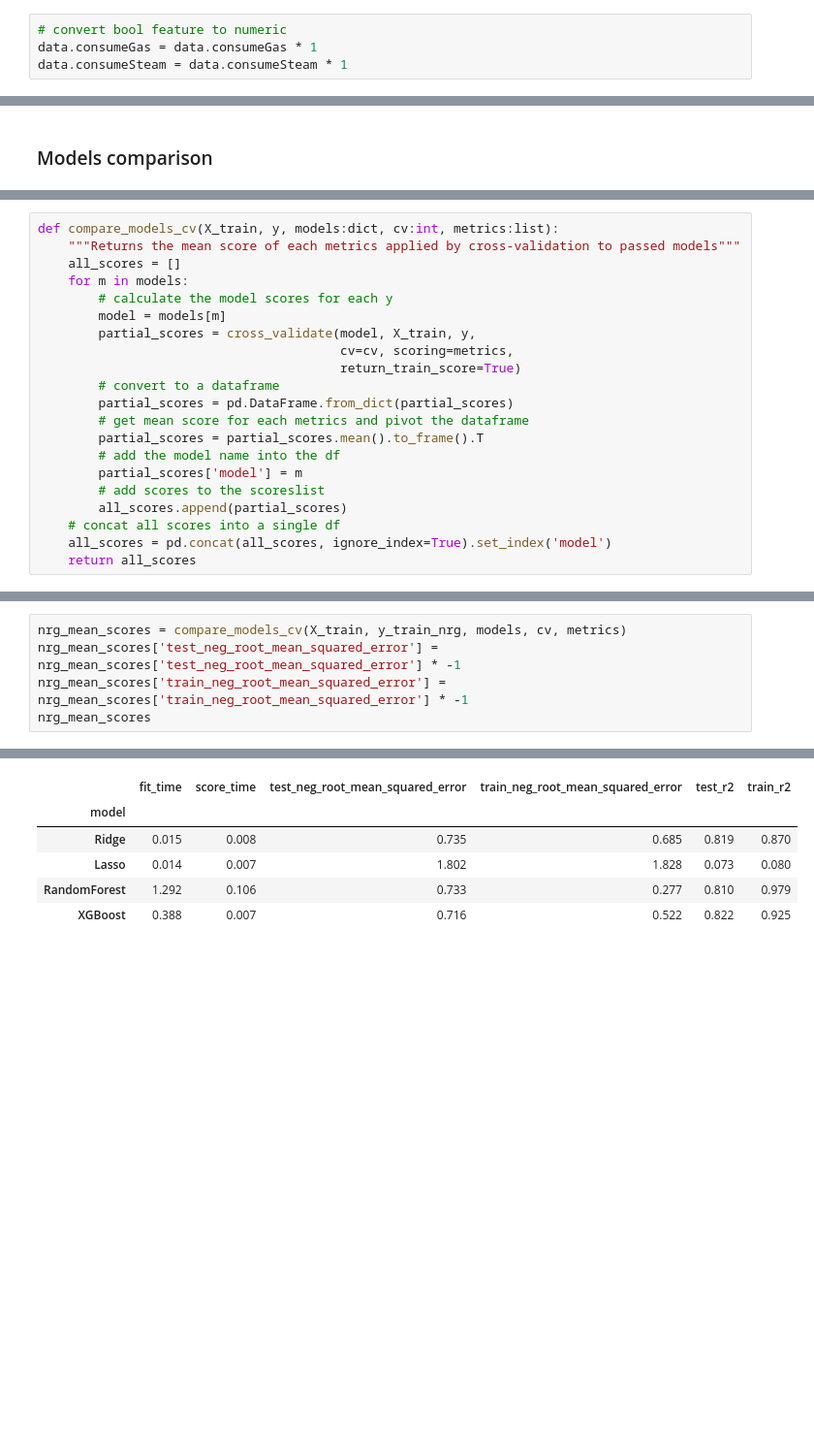
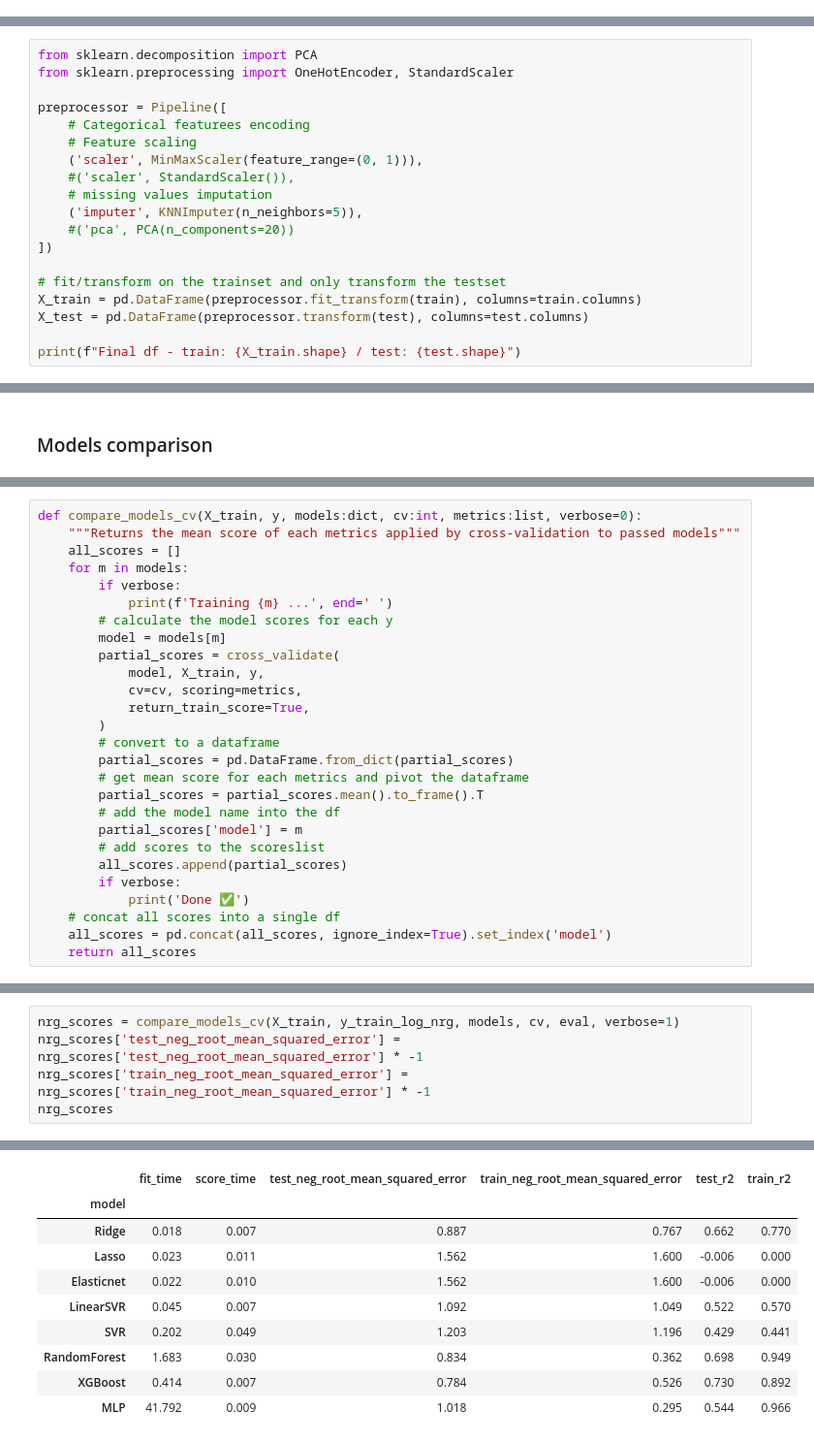
Before and after one commit to FlorianFormentini/OC_IML_P3_EnergyConsumption, a Jupyter notebook: Pelec_02_Predictions.ipynb, the cells around one changed output, grey strips where cells are left out. Shown: that part at 97% size. Cells and saved outputs as stored; diff of their text form; blank space fills up the shorter version.

```diff
--- a/Pelec_02_Predictions.ipynb
+++ b/Pelec_02_Predictions.ipynb
@@ -82,6 +100,2 @@ memory usage: 261.8+ KB
 # %% [markdown]
 ## Preprocessing
-# %%
-# convert bool feature to numeric
-data.consumeGas = data.consumeGas * 1
-data.consumeSteam = data.consumeSteam * 1
@@ -138,0 +151,19 @@ X_test = pd.DataFrame(imputer.transform(X_test), columns=X_test.columns)
+# %%
+from sklearn.decomposition import PCA
+from sklearn.preprocessing import OneHotEncoder, StandardScaler
+
+preprocessor = Pipeline([
+    # Categorical featurees encoding
+    # Feature scaling
+    ('scaler', MinMaxScaler(feature_range=(0, 1))),
+    #('scaler', StandardScaler()),
+    # missing values imputation
+    ('imputer', KNNImputer(n_neighbors=5)),
+    #('pca', PCA(n_components=20))
+])
+
+# fit/transform on the trainset and only transform the testset
+X_train = pd.DataFrame(preprocessor.fit_transform(train), columns=train.columns)
+X_test = pd.DataFrame(preprocessor.transform(test), columns=test.columns)
+
+print(f"Final df - train: {X_train.shape} / test: {test.shape}")
@@ -159,14 +199,18 @@ metrics = ['neg_root_mean_squared_error', 'r2']
 cv = 10
 # %%
-def compare_models_cv(X_train, y, models:dict, cv:int, metrics:list):
+def compare_models_cv(X_train, y, models:dict, cv:int, metrics:list, verbose=0):
     """Returns the mean score of each metrics applied by cross-validation to passed models"""
     all_scores = []
     for m in models:
+        if verbose:
+            print(f'Training {m} ...', end=' ')
         # calculate the model scores for each y
         model = models[m]
-        partial_scores = cross_validate(model, X_train, y,
-                                        cv=cv, scoring=metrics,
-                                        return_train_score=True)
+        partial_scores = cross_validate(
+            model, X_train, y,
+            cv=cv, scoring=metrics,
+            return_train_score=True,
+        )
         # convert to a dataframe
         partial_scores = pd.DataFrame.from_dict(partial_scores)
         # get mean score for each metrics and pivot the dataframe
@@ -175,6 +219,8 @@ def compare_models_cv(X_train, y, models:dict, cv:int, metrics:list):
         partial_scores['model'] = m
         # add scores to the scoreslist
         all_scores.append(partial_scores)
+        if verbose:
+            print('Done ✅')
     # concat all scores into a single df
     all_scores = pd.concat(all_scores, ignore_index=True).set_index('model')
     return all_scores
@@ -193,6 +252,6 @@ co2_mean_scores
 # %%
-nrg_mean_scores = compare_models_cv(X_train, y_train_nrg, models, cv, metrics)
-nrg_mean_scores['test_neg_root_mean_squared_error'] = nrg_mean_scores['test_neg_root_mean_squared_error'] * -1
-nrg_mean_scores['train_neg_root_mean_squared_error'] = nrg_mean_scores['train_neg_root_mean_squared_error'] * -1
-nrg_mean_scores
+nrg_scores = compare_models_cv(X_train, y_train_log_nrg, models, cv, eval, verbose=1)
+nrg_scores['test_neg_root_mean_squared_error'] = nrg_scores['test_neg_root_mean_squared_error'] * -1
+nrg_scores['train_neg_root_mean_squared_error'] = nrg_scores['train_neg_root_mean_squared_error'] * -1
+nrg_scores
 # %% [output]
@@ -199,9 +266,13 @@ nrg_mean_scores
 |  | fit_time | score_time | test_neg_root_mean_squared_error | train_neg_root_mean_squared_error | test_r2 | train_r2 |
 | model |  |  |  |  |  |  |
-| Ridge | 0.015 | 0.008 | 0.735 | 0.685 | 0.819 | 0.870 |
-| Lasso | 0.014 | 0.007 | 1.802 | 1.828 | 0.073 | 0.080 |
-| RandomForest | 1.292 | 0.106 | 0.733 | 0.277 | 0.810 | 0.979 |
-| XGBoost | 0.388 | 0.007 | 0.716 | 0.522 | 0.822 | 0.925 |
+| Ridge | 0.018 | 0.007 | 0.887 | 0.767 | 0.662 | 0.770 |
+| Lasso | 0.023 | 0.011 | 1.562 | 1.600 | -0.006 | 0.000 |
+| Elasticnet | 0.022 | 0.010 | 1.562 | 1.600 | -0.006 | 0.000 |
+| LinearSVR | 0.045 | 0.007 | 1.092 | 1.049 | 0.522 | 0.570 |
+| SVR | 0.202 | 0.049 | 1.203 | 1.196 | 0.429 | 0.441 |
+| RandomForest | 1.683 | 0.030 | 0.834 | 0.362 | 0.698 | 0.949 |
+| XGBoost | 0.414 | 0.007 | 0.784 | 0.526 | 0.730 | 0.892 |
+| MLP | 41.792 | 0.009 | 1.018 | 0.295 | 0.544 | 0.966 |
 # %%
 x = list(models.keys())
 train_clr = '#FF8019'
```
Also changed, not shown: parts of 72 cells of this notebook, 7 other files.
